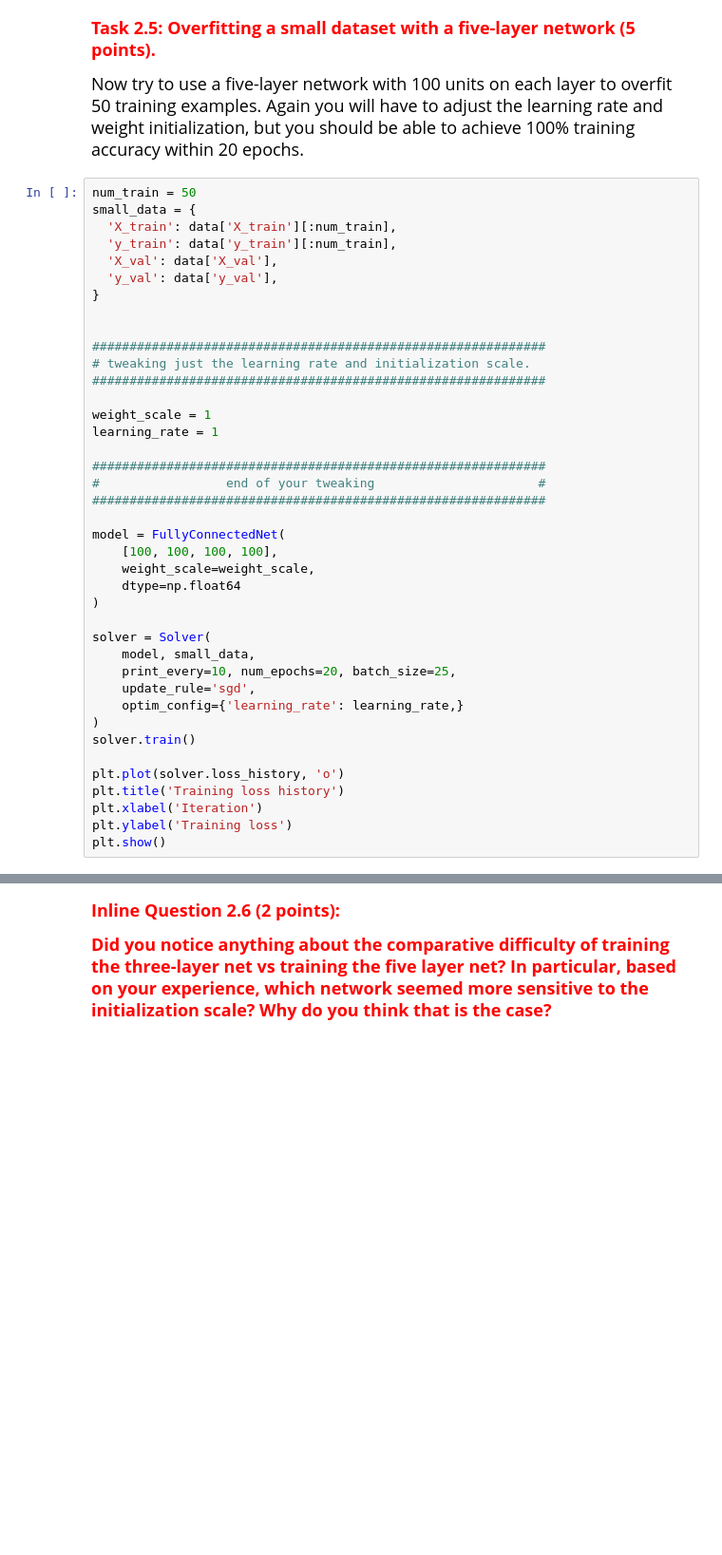
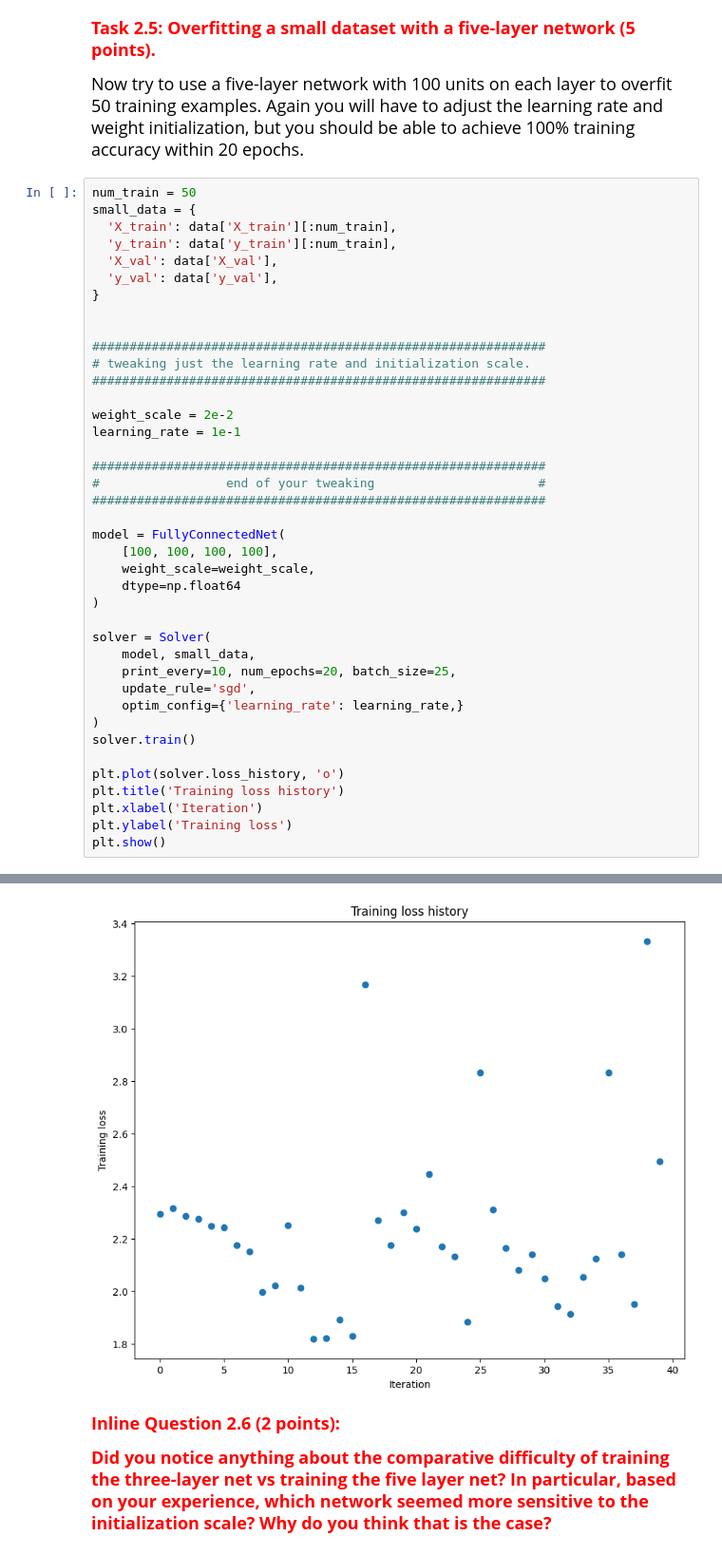
Before and after one commit to billyaoun1/ComputerVision, a Jupyter notebook: hw2/aounw.ipynb, the cells around one changed output, grey strips where cells are left out. Shown at 95% size. Saved outputs shown, nothing was run; the diff lists cells and outputs as text; blank space fills up the shorter version.

```diff
--- a/hw2/aounw.ipynb
+++ b/hw2/aounw.ipynb
@@ -903,8 +1077,8 @@ small_data = {
 # tweaking just the learning rate and initialization scale.
 #############################################################
 
-weight_scale = 1
-learning_rate = 1
+weight_scale = 2e-2
+learning_rate = 1e-1
 
 #############################################################
 #                 end of your tweaking                      #
@@ -929,3 +1103,4 @@ plt.title('Training loss history')
 plt.xlabel('Iteration')
 plt.ylabel('Training loss')
 plt.show()
+# %% [output]
@@ -932,3 +1124,4 @@ plt.show()
+[figure, added]
 # %% [markdown]
 <font size='4' color='red'>**Inline Question 2.6 (2 points):**
 
```
Also changed, not shown: parts of 28 cells of this notebook.
